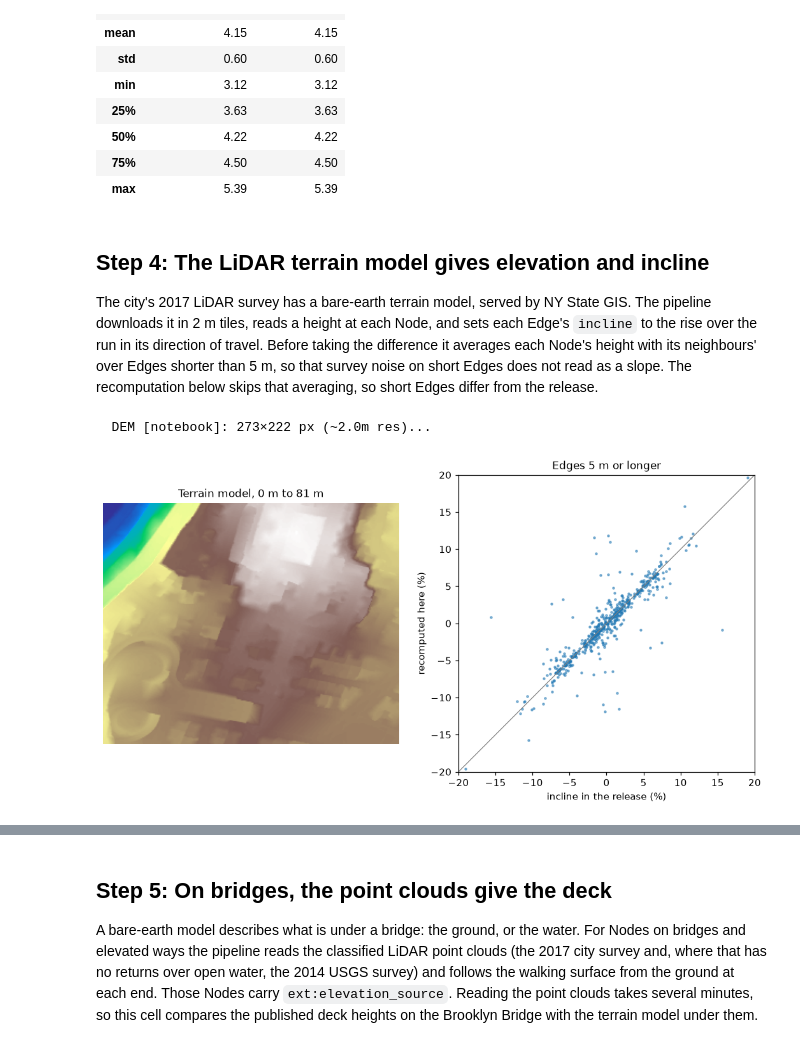
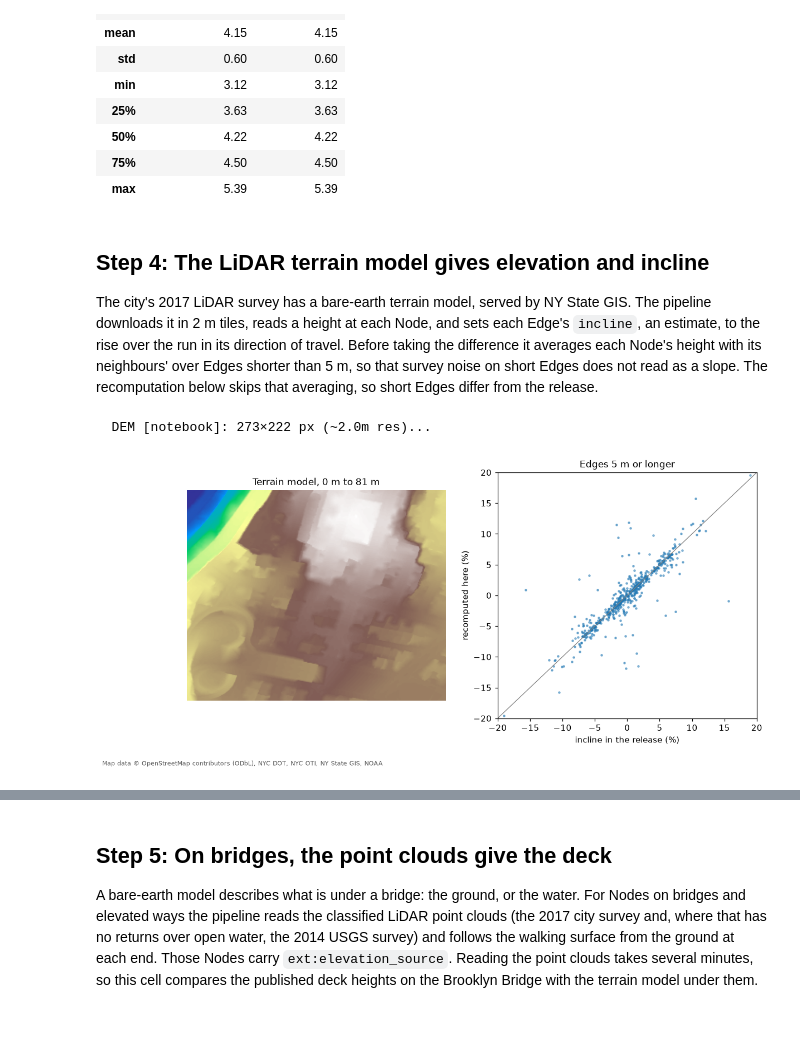
Before and after one commit to msradam/opensidewalks-nyc, a Jupyter notebook: notebooks/how-it-works.ipynb, the cells around one changed output, grey strips where cells are left out. Saved outputs shown, nothing was run; the diff lists cells and outputs as text; code cells hidden in the pictures.

````diff
--- a/notebooks/how-it-works.ipynb
+++ b/notebooks/how-it-works.ipynb
@@ -18,7 +20,7 @@ uv pip install -e ".[notebook]"
 jupyter lab notebooks/how-it-works.ipynb
 ```
 # %%
-import importlib.util, json, sys, tempfile, warnings
+import importlib.util, io, json, sys, tempfile, time, warnings
 from urllib.parse import quote
 from pathlib import Path
 
@@ -28,6 +30,7 @@ import networkx as nx
 import numpy as np
 import pandas as pd
 import rasterio
+import requests
 
 REPO = Path.cwd().resolve()
 if REPO.name == "notebooks":
@@ -53,6 +56,19 @@ UTM = "EPSG:32618"   # metres, for distances and lengths
 AREA = dict(west=-73.9425, south=40.8490, east=-73.9360, north=40.8530)   # around W 181st St
 BBOX = (AREA["west"], AREA["south"], AREA["east"], AREA["north"])
 plt.rcParams.update({"figure.dpi": 110, "axes.titlesize": 11, "figure.facecolor": "white"})
+
+def read_open_data(url, tries=4):
+    # NYC Open Data sometimes answers with a server error; try again before giving up.
+    for attempt in range(tries):
+        r = requests.get(url, timeout=60)
+        if r.ok:
+            return gpd.read_file(io.BytesIO(r.content))
+        time.sleep(2 ** attempt)
+    r.raise_for_status()
+
+def credit(fig):
+    fig.subplots_adjust(bottom=0.15)
+    fig.text(0.01, 0.01, "Map data © OpenStreetMap contributors (ODbL), NYC DOT, NYC OTI, NY State GIS, NOAA", fontsize=7, color="#555555")
 # %% [markdown]
 ## The published graph
 
@@ -90,7 +106,7 @@ def base_map(ax, title):
         part.plot(ax=ax, color=colour, linewidth=0.8 if name == "Street" else 1.6, label=f"{name} Edge")
     ax.set_title(title); ax.set_axis_off()
 
-fig, ax = plt.subplots(figsize=(9, 7))
+fig, ax = plt.subplots(figsize=(9, 7)); credit(fig)
 base_map(ax, "OpenSidewalks Edges and Curb Nodes around W 181st St")
 nodes[nodes["entity"] == "Curb Ramp"].to_crs(UTM).plot(ax=ax, color="#3b2f8f", markersize=10, zorder=3, label="Curb Ramp Node")
 ax.legend(loc="lower left", fontsize=8);
@@ -175,7 +191,7 @@ curbs[["_id", "kerb", "tactile_paving", "ext:running_slope_pct", "ext:cross_slop
 moved = gpd.GeoDataFrame({"before": curbs.geometry.values, "after": snapped.geometry.values}, geometry="before", crs=4326)
 moved["d"] = moved.to_crs(UTM).distance(gpd.GeoSeries(moved["after"], crs=4326).to_crs(UTM))
 
-fig, ax = plt.subplots(figsize=(9, 7))
+fig, ax = plt.subplots(figsize=(9, 7)); credit(fig)
 base_map(ax, "Survey positions (hollow) and the Edge endpoints they snap to (filled)")
 gpd.GeoSeries(moved["before"], crs=4326).to_crs(UTM).plot(ax=ax, facecolor="none", edgecolor="#3b2f8f", markersize=18, zorder=3)
 gpd.GeoSeries(moved.loc[moved["d"] > 0, "after"], crs=4326).to_crs(UTM).plot(ax=ax, color="#3b2f8f", markersize=8, zorder=4)
@@ -190,11 +206,11 @@ NYC's planimetric database (dataset `52n9-sdep`) holds sidewalk polygons traced
 # %%
 url = ("https://data.cityofnewyork.us/resource/52n9-sdep.geojson?$limit=5000&$where=" +
        quote(f"intersects(the_geom,'POLYGON(({AREA['west']} {AREA['south']},{AREA['east']} {AREA['south']},{AREA['east']} {AREA['north']},{AREA['west']} {AREA['north']},{AREA['west']} {AREA['south']}))')"))
-polygons = gpd.read_file(url)
+polygons = read_open_data(url)
 sidewalks = edges[edges["entity"] == "Sidewalk"]
 recomputed = _join_widths_from_planimetric(sidewalks.drop(columns="width"), polygons)
 
-fig, ax = plt.subplots(figsize=(9, 7))
+fig, ax = plt.subplots(figsize=(9, 7)); credit(fig)
 polygons.to_crs(UTM).plot(ax=ax, color="#e8e3d3", edgecolor="#b5ad92", linewidth=0.4)
 recomputed.to_crs(UTM).plot(ax=ax, column="width", cmap="viridis", linewidth=1.8, legend=True,
                             legend_kwds={"label": "width (m)", "shrink": 0.6})
@@ -221,31 +237,31 @@ compare.describe().round(2)
 # %% [markdown]
 ## Step 4: The LiDAR terrain model gives elevation and incline
 
-The city's 2017 LiDAR survey has a bare-earth terrain model, served by NY State GIS. The pipeline downloads it in 2 m tiles, reads a height at each Node, and sets each Edge's `incline` to the rise over the run in its direction of travel. Before taking the difference it averages each Node's height with its neighbours' over Edges shorter than 5 m, so that survey noise on short Edges does not read as a slope. The recomputation below skips that averaging, so short Edges differ from the release.
+The city's 2017 LiDAR survey has a bare-earth terrain model, served by NY State GIS. The pipeline downloads it in 2 m tiles, reads a height at each Node, and sets each Edge's `incline`, an estimate, to the rise over the run in its direction of travel. Before taking the difference it averages each Node's height with its neighbours' over Edges shorter than 5 m, so that survey noise on short Edges does not read as a slope. The recomputation below skips that averaging, so short Edges differ from the release.
 # %%
 dem_path = Path(tempfile.mkdtemp()) / "dem.tif"
 _fetch_dem_tile(AREA, "notebook", dem_path, resolution_m=2.0)
 dem = rasterio.open(dem_path)
 
 def heights(points):
     return np.array([v[0] for v in dem.sample([(p.x, p.y) for p in points])])
 
 ped = edges[edges["entity"] != "Street"].copy()
 starts = heights(ped.geometry.apply(lambda l: gpd.points_from_xy([l.coords[0][0]], [l.coords[0][1]])[0]))
 ends = heights(ped.geometry.apply(lambda l: gpd.points_from_xy([l.coords[-1][0]], [l.coords[-1][1]])[0]))
 ped["length_m"] = ped.to_crs(UTM).length
 ped["incline_here"] = (ends - starts) / ped["length_m"]
 
-fig, axes = plt.subplots(1, 2, figsize=(12, 5.5))
+fig, axes = plt.subplots(1, 2, figsize=(12, 5.5)); credit(fig)
 z = dem.read(1)
 axes[0].imshow(z, cmap="terrain", extent=(dem.bounds.left, dem.bounds.right, dem.bounds.bottom, dem.bounds.top))
 axes[0].set_title(f"Terrain model, {int(round(z.min()))} m to {int(round(z.max()))} m"); axes[0].set_axis_off()
 long = ped[ped["length_m"] >= 5]
 axes[1].scatter(long["incline"] * 100, long["incline_here"] * 100, s=4, alpha=0.5)
 axes[1].plot([-20, 20], [-20, 20], color="grey", linewidth=0.8)
 axes[1].set(xlim=(-20, 20), ylim=(-20, 20), xlabel="incline in the release (%)", ylabel="recomputed here (%)",
             title="Edges 5 m or longer");
 # %% [output]
   DEM [notebook]: 273×222 px (~2.0m res)...
-[figure, old version]
+[figure, new version]
 # %%
````
Also changed, not shown: parts of 12 cells of this notebook, 1 other file.
